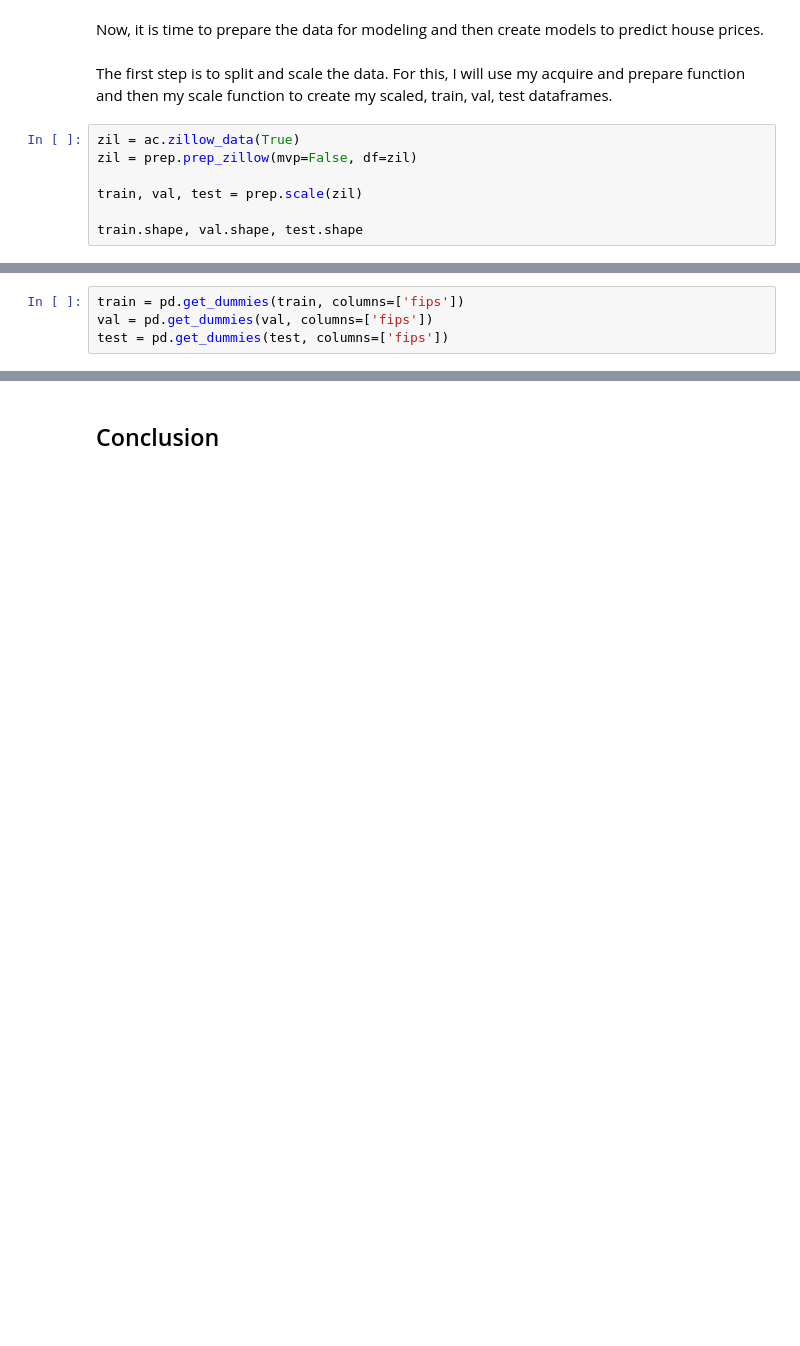
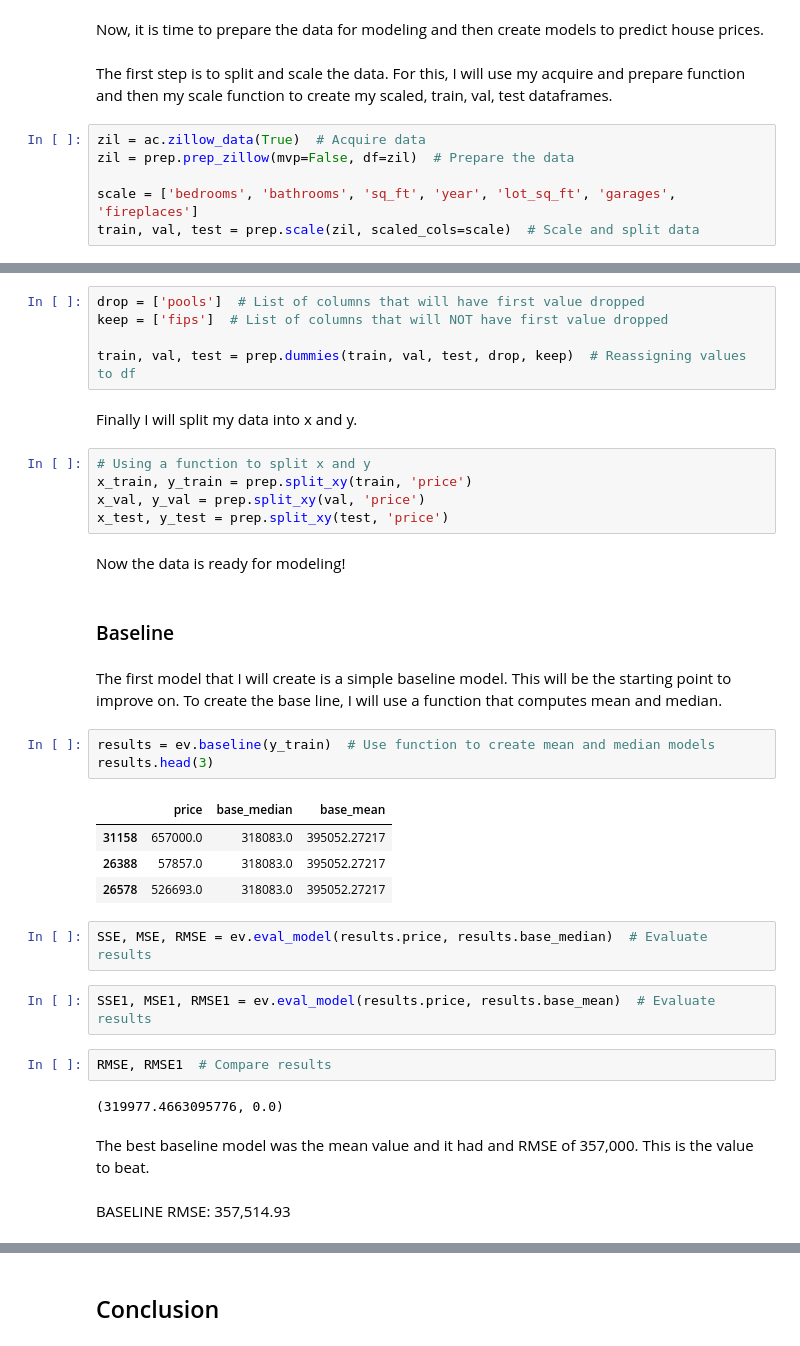
Before and after one commit to nickpedri/Regression-Project, a Jupyter notebook: Final_Notebook.ipynb, the cells around one changed output, grey strips where cells are left out. Drawn from its saved outputs; the diff is of its cells as text; blank space fills up the shorter version.

```diff
--- a/Final_Notebook.ipynb
+++ b/Final_Notebook.ipynb
@@ -215,9 +214,8 @@ Now, it is time to prepare the data for modeling and then create models to predi
 # %% [markdown]
 The first step is to split and scale the data. For this, I will use my acquire and prepare function and then my scale function to create my scaled, train, val, test dataframes.
 # %%
-zil = ac.zillow_data(True)
-zil = prep.prep_zillow(mvp=False, df=zil)
+zil = ac.zillow_data(True)  # Acquire data
+zil = prep.prep_zillow(mvp=False, df=zil)  # Prepare the data
 
-train, val, test = prep.scale(zil)
-
-train.shape, val.shape, test.shape
+scale = ['bedrooms', 'bathrooms', 'sq_ft', 'year', 'lot_sq_ft', 'garages', 'fireplaces']
+train, val, test = prep.scale(zil, scaled_cols=scale)  # Scale and split data
@@ -228,4 +224,38 @@ NEx
 # %%
-train = pd.get_dummies(train, columns=['fips'])
-val = pd.get_dummies(val, columns=['fips'])
-test = pd.get_dummies(test, columns=['fips'])
+drop = ['pools']  # List of columns that will have first value dropped
+keep = ['fips']  # List of columns that will NOT have first value dropped
+
+train, val, test = prep.dummies(train, val, test, drop, keep)  # Reassigning values to df
+# %% [markdown]
+Finally I will split my data into x and y.
+# %%
+# Using a function to split x and y
+x_train, y_train = prep.split_xy(train, 'price')
+x_val, y_val = prep.split_xy(val, 'price')
+x_test, y_test = prep.split_xy(test, 'price')
+# %% [markdown]
+Now the data is ready for modeling!
+# %% [markdown]
+### Baseline
+# %% [markdown]
+The first model that I will create is a simple baseline model. This will be the starting point to improve on. To create the base line, I will use a function that computes mean and median.
+# %%
+results = ev.baseline(y_train)  # Use function to create mean and median models
+results.head(3)
+# %% [output]
+|  | price | base_median | base_mean |
+| 31158 | 657000.0 | 318083.0 | 395052.27217 |
+| 26388 | 57857.0 | 318083.0 | 395052.27217 |
+| 26578 | 526693.0 | 318083.0 | 395052.27217 |
+# %%
+SSE, MSE, RMSE = ev.eval_model(results.price, results.base_median)  # Evaluate results
+# %%
+SSE1, MSE1, RMSE1 = ev.eval_model(results.price, results.base_mean)  # Evaluate results
+# %%
+RMSE, RMSE1  # Compare results
+# %% [output]
+(319977.4663095776, 0.0)
+# %% [markdown]
+The best baseline model was the mean value and it had and RMSE of 357,000. This is the value to beat.
+# %% [markdown]
+BASELINE RMSE: 357,514.93
```
Also changed, not shown: parts of 24 cells of this notebook, 4 other files.
